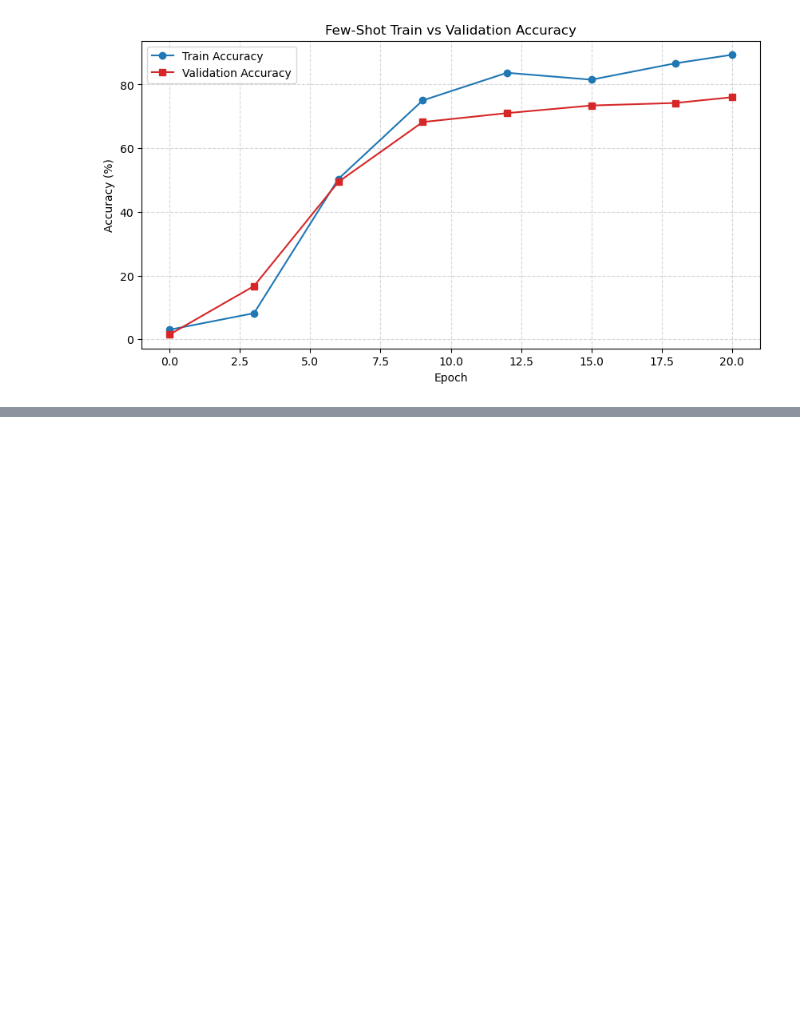
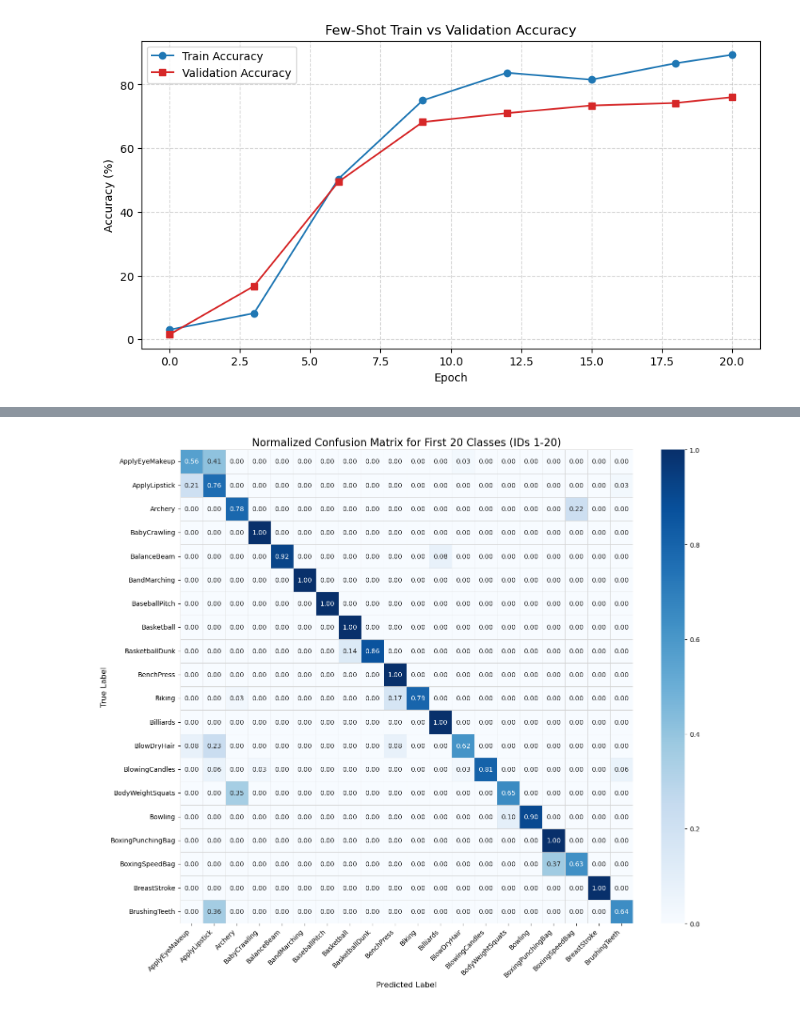
Before and after one commit to souraman19/OS-AR, a Jupyter notebook: fs_plots.ipynb, the cells around one changed output, grey strips where cells are left out. Drawn from its saved outputs; the diff is of its cells as text; code cells hidden in the pictures; blank space fills up the shorter version.

```diff
--- a/fs_plots.ipynb
+++ b/fs_plots.ipynb
@@ -45,3 +45,86 @@ plt.show()
 # %% [output]
 [figure]
 [figure]
+# %%
+import numpy as np
+import seaborn as sns
+import matplotlib.pyplot as plt
+
+# --- 1. Class Labels (101 classes total) ---
+FULL_CLASS_LABELS = [
+    'ApplyEyeMakeup', 'ApplyLipstick', 'Archery', 'BabyCrawling', 'BalanceBeam',
+    'BandMarching', 'BaseballPitch', 'Basketball', 'BasketballDunk', 'BenchPress',
+    'Biking', 'Billiards', 'BlowDryHair', 'BlowingCandles', 'BodyWeightSquats',
+    'Bowling', 'BoxingPunchingBag', 'BoxingSpeedBag', 'BreastStroke', 'BrushingTeeth',
+    'CleanAndJerk', 'CliffDiving', 'CricketBowling', 'CricketShot', 'CuttingInKitchen',
+    'Diving', 'Drumming', 'Fencing', 'FieldHockeyPenalty', 'FloorGymnastics',
+    'FrisbeeCatch', 'FrontCrawl', 'GolfSwing', 'Haircut', 'Hammering',
+    'HammerThrow', 'HandstandPushups', 'HandstandWalking', 'HeadMassage', 'HighJump',
+    'HorseRace', 'HorseRiding', 'HulaHoop', 'IceDancing', 'JavelinThrow',
+    'JugglingBalls', 'JumpingJack', 'JumpRope', 'Kayaking', 'Knitting',
+    'LongJump', 'Lunges', 'MilitaryParade', 'Mixing', 'MoppingFloor',
+    'Nunchucks', 'ParallelBars', 'PizzaTossing', 'PlayingCello', 'PlayingDaf',
+    'PlayingDhol', 'PlayingFlute', 'PlayingGuitar', 'PlayingPiano', 'PlayingSitar',
+    'PlayingTabla', 'PlayingViolin', 'PoleVault', 'PommelHorse', 'PullUps',
+    'Punch', 'PushUps', 'Rafting', 'RockClimbingIndoor', 'RopeClimbing',
+    'Rowing', 'SalsaSpin', 'ShavingBeard', 'Shotput', 'SkateBoarding',
+    'Skiing', 'Skijet', 'SkyDiving', 'SoccerJuggling', 'SoccerPenalty',
+    'StillRings', 'SumoWrestling', 'Surfing', 'Swing', 'TableTennisShot',
+    'TaiChi', 'TennisSwing', 'ThrowDiscus', 'TrampolineJumping', 'Typing',
+    'UnevenBars', 'VolleyballSpiking', 'WalkingWithDog', 'WallPushups', 'WritingOnBoard'
+]
+# We only want the first 20 labels for the subset visualization (IDs 0 to 19)
+SUBSET_SIZE = 20
+SUBSET_LABELS = FULL_CLASS_LABELS[:SUBSET_SIZE]
+
+# --- 2. Load and Extract Subset Data ---
+try:
+    # Load the full 101x101 confusion matrix
+    full_cm = np.loadtxt('output/ucf101_test/cm.txt', dtype=np.int32)
+except FileNotFoundError:
+    print("Error: 'cm.txt' file not found. Please ensure it's in the same directory.")
+    exit()
+except ValueError:
+    print("Error: Data in 'cm.txt' could not be read as a matrix of integers.")
+    exit()
+
+# Extract the top-left 20x20 sub-matrix
+subset_cm = full_cm[:SUBSET_SIZE, :SUBSET_SIZE]
+
+# --- 3. Normalization ---
+# Normalize the subset matrix row-wise (by True Label)
+subset_cm_normalized = subset_cm.astype('float') / subset_cm.sum(axis=1)[:, np.newaxis]
+
+# --- 4. Visualization ---
+
+# Set a reasonable figure size for 20x20
+plt.figure(figsize=(14, 12))
+
+# Create the heatmap
+sns.heatmap(
+    subset_cm_normalized,
+    annot=True, # Set to True to show normalized values
+    fmt='.2f', # Format annotation to two decimal places
+    cmap='Blues',
+    cbar=True,
+    xticklabels=SUBSET_LABELS,
+    yticklabels=SUBSET_LABELS,
+    linewidths=.5,
+    linecolor='lightgray'
+)
+
+# Label axes and title
+plt.title(f'Normalized Confusion Matrix for First {SUBSET_SIZE} Classes (IDs 1-20)', fontsize=16)
+plt.ylabel('True Label', fontsize=12)
+plt.xlabel('Predicted Label', fontsize=12)
+
+# Adjust label rotations and font size for clarity
+plt.xticks(rotation=45, ha='right', fontsize=10)
+plt.yticks(rotation=0, fontsize=10)
+
+plt.tight_layout()
+
+# Save the plot
+plt.savefig('confusion_matrix_subset_20x20.png')
+print("✅ Visualization complete! The 20x20 subset heatmap has been saved to 'confusion_matrix_subset_20x20.png'.")
+# %% [output]
@@ -47,0 +133 @@ plt.show()
+[figure, added]
```
Also changed, not shown: parts of 3 cells of this notebook, 23 other files.
